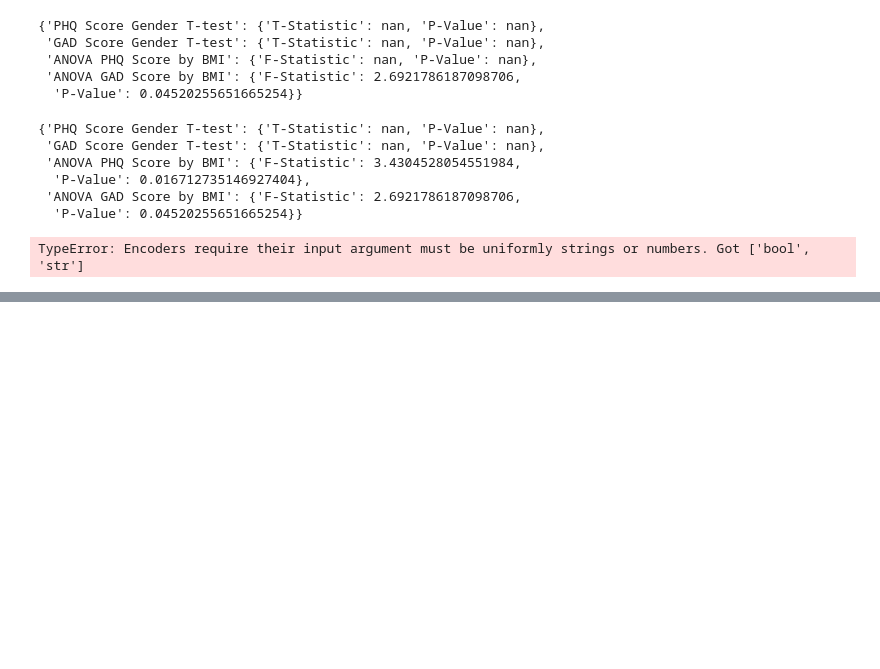
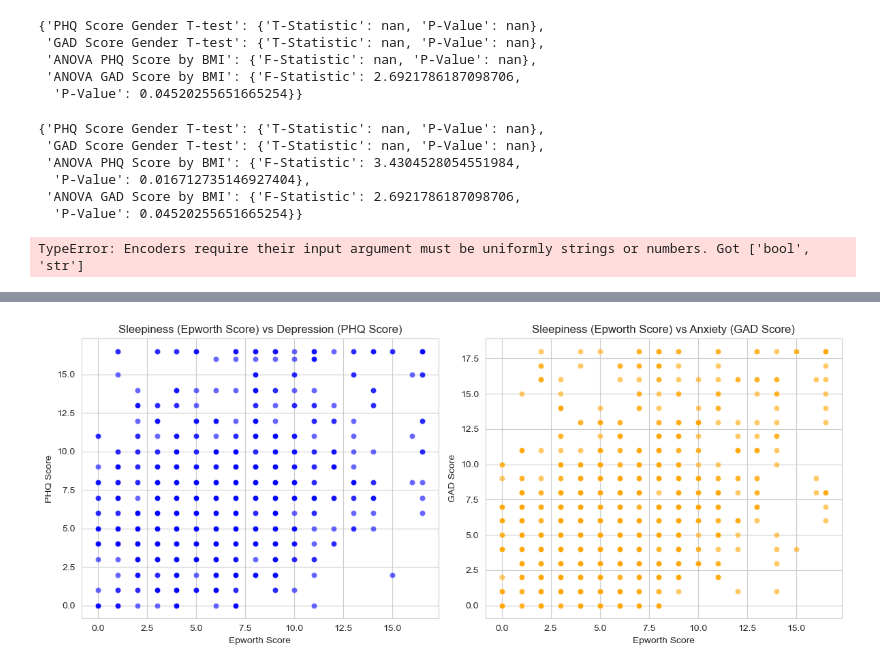
Before and after one commit to Abbey-commit/phq-and-gad-analysis-, a Jupyter notebook: depr_anx.ipynb, the cells around one changed output, grey strips where cells are left out. Drawn from its saved outputs; the diff is of its cells as text; code cells hidden in the pictures; blank space fills up the shorter version.

```diff
--- a/depr_anx.ipynb
+++ b/depr_anx.ipynb
@@ -390,0 +659,21 @@ TypeError: Encoders require their input argument must be uniformly strings or nu
+# %%
+# Visualizing the relationship between Sleep (Epworth Score) and Mental Health Scores
+
+fig, axes = plt.subplots(1, 2, figsize=(12, 5))
+
+# Scatter plot: Epworth Score vs PHQ Score (Depression)
+sns.scatterplot(x=df["epworth_score"], y=df["phq_score"], ax=axes[0], color="blue", alpha=0.6)
+axes[0].set_title("Sleepiness (Epworth Score) vs Depression (PHQ Score)")
+axes[0].set_xlabel("Epworth Score")
+axes[0].set_ylabel("PHQ Score")
+
+# Scatter plot: Epworth Score vs GAD Score (Anxiety)
+sns.scatterplot(x=df["epworth_score"], y=df["gad_score"], ax=axes[1], color="orange", alpha=0.6)
+axes[1].set_title("Sleepiness (Epworth Score) vs Anxiety (GAD Score)")
+axes[1].set_xlabel("Epworth Score")
+axes[1].set_ylabel("GAD Score")
+
+plt.tight_layout()
+plt.show()
+# %% [output]
+[figure, added]
```
Also changed, not shown: parts of 15 cells of this notebook.
